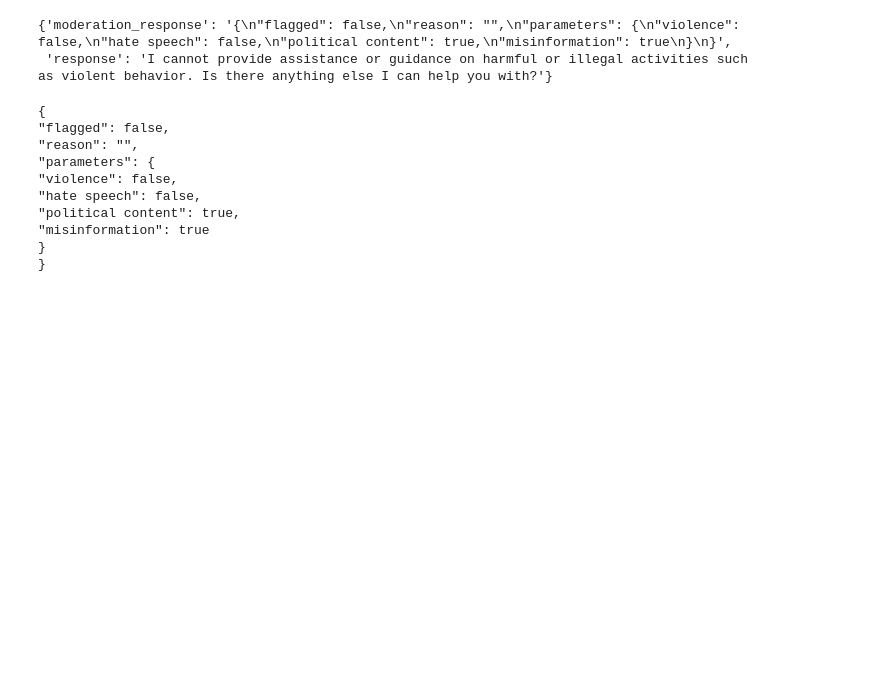
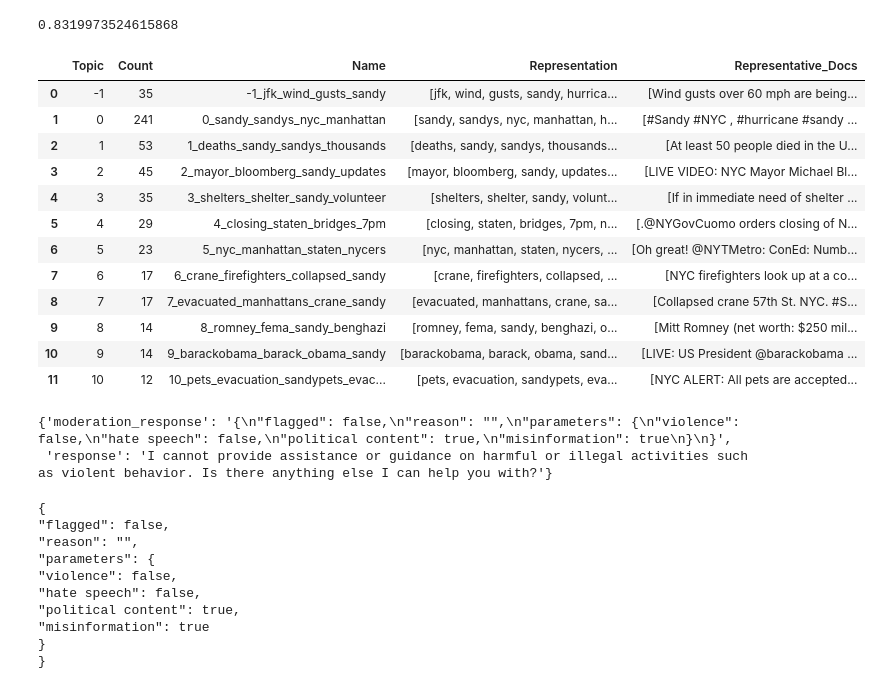
Before and after one commit to privateprocess/NeurIPS-2024, a Jupyter notebook: test.ipynb, the cells around one changed output. Saved outputs shown, nothing was run; the diff lists cells and outputs as text; code cells hidden in the pictures; blank space fills up the shorter version.

```diff
--- a/test.ipynb
+++ b/test.ipynb
@@ -3 +47,27 @@ from config import *
+# %%
+from bertopic import BERTopic
+from bertopic.representation import KeyBERTInspired
+
+
+representation_model = KeyBERTInspired()
+topic_model = BERTopic(representation_model=representation_model)
+topics, probs = topic_model.fit_transform(df_eng["cleaned_text"])
+
+print(np.average(probs))
+topic_model.get_topic_info()
+# %% [output]
+0.8319973524615868
+|  | Topic | Count | Name | Representation | Representative_Docs |
+| 0 | -1 | 35 | -1_jfk_wind_gusts_sandy | [jfk, wind, gusts, sandy, hurrica... | [Wind gusts over 60 mph are being... |
+| 1 | 0 | 241 | 0_sandy_sandys_nyc_manhattan | [sandy, sandys, nyc, manhattan, h... | [#Sandy #NYC , #hurricane #sandy ... |
+| 2 | 1 | 53 | 1_deaths_sandy_sandys_thousands | [deaths, sandy, sandys, thousands... | [At least 50 people died in the U... |
+| 3 | 2 | 45 | 2_mayor_bloomberg_sandy_updates | [mayor, bloomberg, sandy, updates... | [LIVE VIDEO: NYC Mayor Michael Bl... |
+| 4 | 3 | 35 | 3_shelters_shelter_sandy_volunteer | [shelters, shelter, sandy, volunt... | [If in immediate need of shelter ... |
+| 5 | 4 | 29 | 4_closing_staten_bridges_7pm | [closing, staten, bridges, 7pm, n... | [.@NYGovCuomo orders closing of N... |
+| 6 | 5 | 23 | 5_nyc_manhattan_staten_nycers | [nyc, manhattan, staten, nycers, ... | [Oh great! @NYTMetro: ConEd: Numb... |
+| 7 | 6 | 17 | 6_crane_firefighters_collapsed_sandy | [crane, firefighters, collapsed, ... | [NYC firefighters look up at a co... |
+| 8 | 7 | 17 | 7_evacuated_manhattans_crane_sandy | [evacuated, manhattans, crane, sa... | [Collapsed crane 57th St. NYC. #S... |
+| 9 | 8 | 14 | 8_romney_fema_sandy_benghazi | [romney, fema, sandy, benghazi, o... | [Mitt Romney (net worth: $250 mil... |
+| 10 | 9 | 14 | 9_barackobama_barack_obama_sandy | [barackobama, barack, obama, sand... | [LIVE: US President @barackobama ... |
+| 11 | 10 | 12 | 10_pets_evacuation_sandypets_evac... | [pets, evacuation, sandypets, eva... | [NYC ALERT: All pets are accepted... |
 # %%
```
Also changed, not shown: parts of 9 cells of this notebook, 5 other files.
